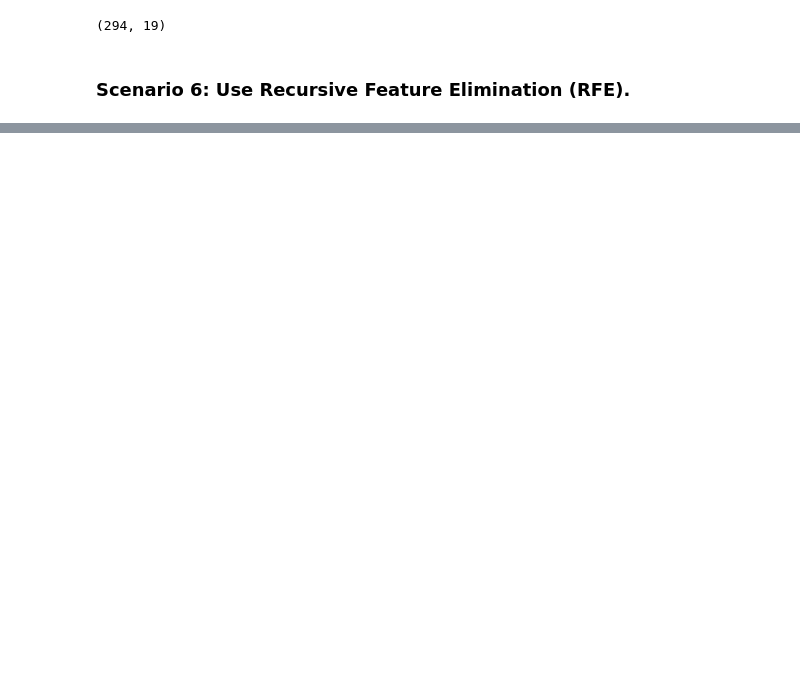
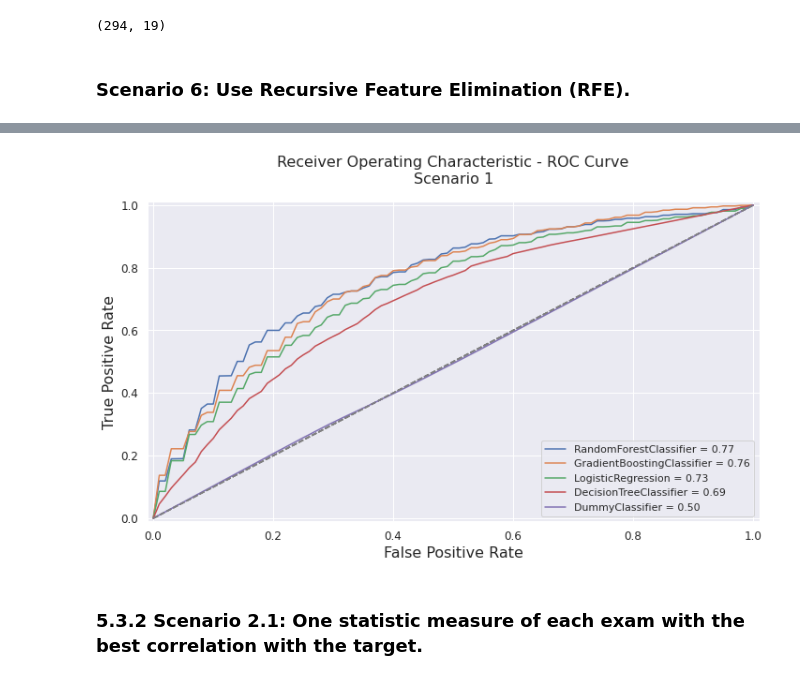
Before and after one commit to gabrielatrindade/alura-bootcamp, a Jupyter notebook: module6/project/Sirio-Libanes_kaggle_Final_Project.ipynb, the cells around one changed output, grey strips where cells are left out. Saved outputs shown, nothing was run; the diff lists cells and outputs as text; code cells hidden in the pictures; blank space fills up the shorter version.

Commit message:
proejct6 : module6:
Machine Learning section. Creating functions for traning models and compare them.

```diff
--- a/module6/project/Sirio-Libanes_kaggle_Final_Project.ipynb
+++ b/module6/project/Sirio-Libanes_kaggle_Final_Project.ipynb
@@ -1372,4 +1547,10 @@ def run_all_models(model_and_grid: list, data: pd.DataFrame,
 n_splits = 5
 n_repeats = 10
 n_iter = 10
+# %%
+gb_clf = GradientBoostingClassifier()
+lr_clf = LogisticRegression()
+dt_clf = DecisionTreeClassifier()
+rf_clf = RandomForestClassifier()
+dummy_clf = DummyClassifier()
 # %%
@@ -1393 +1588,7 @@ rf_param_grid()
+# %%
+model_and_grid = [(gb_clf, gb_param_grid),
+                  (lr_clf, lr_param_grid),
+                  (dt_clf, dt_param_grid),
+                  (rf_clf, rf_param_grid),
+                  (dummy_clf, dummy_param_grid)]
 # %% [markdown]
@@ -1413,7 +1597,0 @@ rf_clf
-# %%
-rf_clf = RandomForestClassifier()
-rf_2 = RandomForestClassifier()
-
-model_and_grid = [(rf_clf, rf_param_grid), (rf_2, rf_param_grid)]
-
-run_all_models(model_and_grid, patients_features_scenario_1, n_splits, n_repeats, n_iter)
@@ -1423,0 +1598,9 @@ run_all_models(model_and_grid, patients_features_scenario_1, n_splits, n_repeats
+# %%
+scenario_1_results = \
+    run_all_models(model_and_grid, patients_features_scenario_1,
+                   n_splits, n_repeats, n_iter)
+
+scenario_1_metrics_results, scenario_1_best_hyperparameters = \
+    split_results_dataframe_metrics_hyperparms(scenario_1_results)
+
+# scenario_1_results
@@ -1423,0 +1616,10 @@ run_all_models(model_and_grid, patients_features_scenario_1, n_splits, n_repeats
+# %%
+scenario_1_best_models = return_best_models(scenario_1_best_hyperparameters)
+
+plot_all_roc_curves(data=patients_features_scenario_1,
+                    models=scenario_1_best_models,
+                    subtitle='Scenario 1')
+# %% [output]
+[figure, added]
+# %% [markdown]
+### 5.3.2 Scenario 2.1: One statistic measure of each exam with the best correlation with the target.
```
Also changed, not shown: parts of 38 cells of this notebook.
